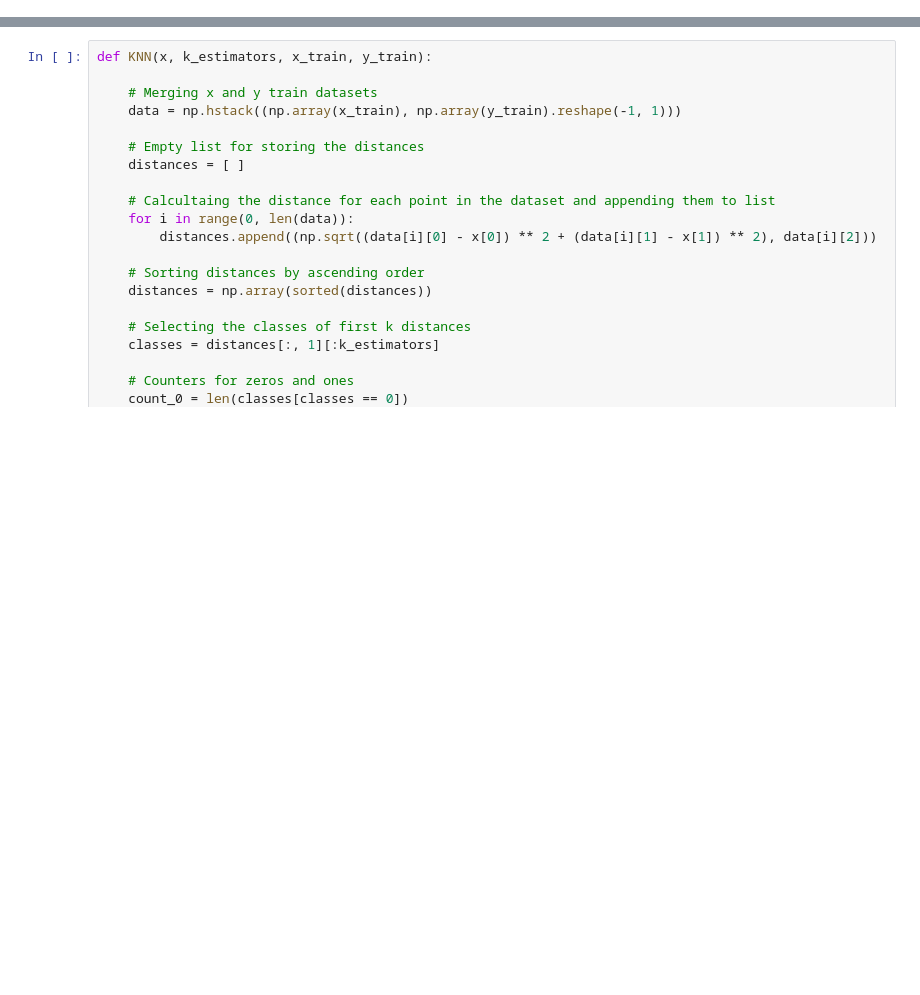
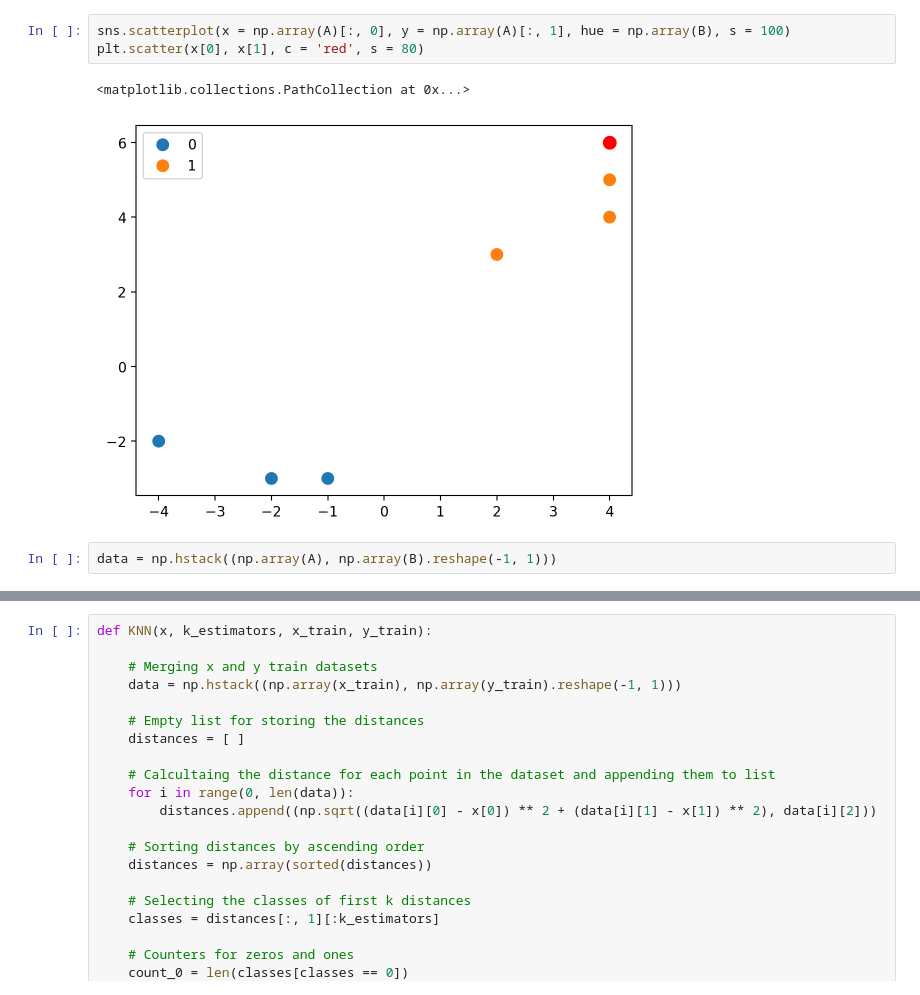
Before and after one commit to konansul/ml-projects, a Jupyter notebook: 03 – k-Nearest Neighbors (kNN)/3.1 – Building kNN From Scratch.ipynb, the cells around one changed output, grey strips where cells are left out. Drawn from its saved outputs; the diff is of its cells as text; blank space fills up the shorter version.

```diff
--- a/03 – k-Nearest Neighbors (kNN)/3.1 – Building kNN From Scratch.ipynb
+++ b/03 – k-Nearest Neighbors (kNN)/3.1 – Building kNN From Scratch.ipynb
@@ -9,0 +19,8 @@ B = [1, 1, 1, 0, 0, 0]
+# %%
+sns.scatterplot(x = np.array(A)[:, 0], y = np.array(A)[:, 1], hue = np.array(B), s = 100)
+plt.scatter(x[0], x[1], c = 'red', s = 80)
+# %% [output]
+<matplotlib.collections.PathCollection at 0x...>
+[figure, added]
+# %%
+data = np.hstack((np.array(A), np.array(B).reshape(-1, 1)))
```
Also changed, not shown: parts of 50 cells of this notebook.
